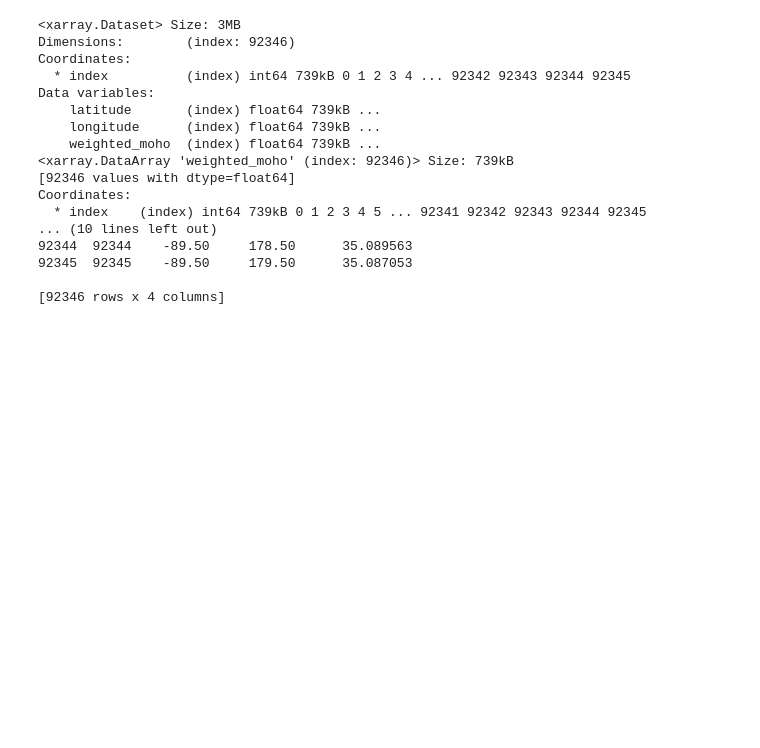
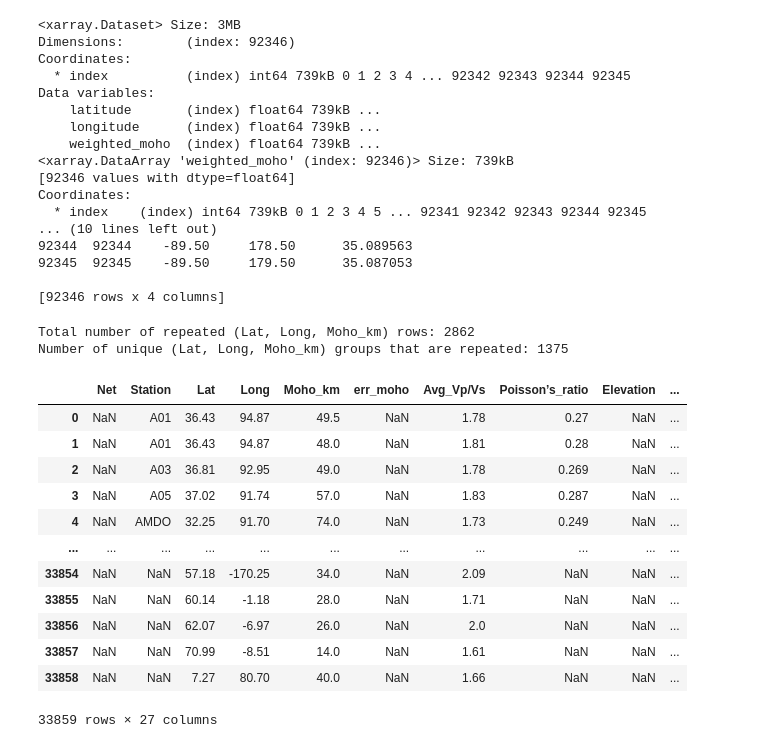
Before and after one commit to AmitavaDutta/Global_moho_compilation, a Jupyter notebook: dup_check.ipynb, the cells around one changed output. Cells and saved outputs as stored; diff of their text form; code cells hidden in the pictures; blank space fills up the shorter version.

```diff
--- a/dup_check.ipynb
+++ b/dup_check.ipynb
@@ -117,3 +117,54 @@ Coordinates:
 92345  92345    -89.50     179.50      35.087053
 
 [92346 rows x 4 columns]
+# %%
+import pandas as pd
+
+path_to_data_file = r"\Amitava\Projects\Spline_Moho\Global_moho_compilation\Global_crust.csv" ## For windos OR use '\\' instead of '\'#data_eq_raw = pd.read_csv(path_to_data_file, comment='#', sep=r'\s+')
+
+data_eq_raw = pd.read_csv(path_to_data_file, comment='#') # data_eq_raw = pd.read_csv(path_to_data_file, comment='#', delimiter=',')  ## No delimeter is defaulted as comma
+# Convert Moho_km to numeric, forcing non-numeric values to NaN
+data_eq_raw["Moho_km"] = pd.to_numeric(data_eq_raw["Moho_km"], errors="coerce")
+
+# Drop rows with NaN values in Moho_km
+data_eq_all = data_eq_raw.dropna(subset=["Moho_km"]).reset_index(drop=True)
+
+# Filter data based on longitude and latitude
+data_eq_ind = data_eq_all[
+    (data_eq_all["Long"] >= 65) & (data_eq_all["Long"] <= 110) &
+    (data_eq_all["Lat"] >= 5) & (data_eq_all["Lat"] <= 45)
+].reset_index(drop=True)
+
+# Check for duplicate (Lat, Long, Moho_km) groups
+duplicate_mask = data_eq_all.duplicated(subset=["Lat", "Long", "Moho_km"], keep=False)
+
+# Count duplicate entries
+num_duplicates = duplicate_mask.sum()
+# Count unique groups that are duplicated
+num_repeated_groups = data_eq_all.loc[duplicate_mask, ["Lat", "Long", "Moho_km"]].drop_duplicates().shape[0]
+
+print(f"Total number of repeated (Lat, Long, Moho_km) rows: {num_duplicates}")
+print(f"Number of unique (Lat, Long, Moho_km) groups that are repeated: {num_repeated_groups}")
+
+# Keep only the first occurrence of each duplicate group
+data_eq = data_eq_all.drop_duplicates(subset=["Lat", "Long", "Moho_km"], keep="first").reset_index(drop=True)
+
+# Display the final DataFrame
+eq_info = data_eq
+data_eq
+# %% [output]
+Total number of repeated (Lat, Long, Moho_km) rows: 2862
+Number of unique (Lat, Long, Moho_km) groups that are repeated: 1375
+|  | Net | Station | Lat | Long | Moho_km | err_moho | Avg_Vp/Vs | Poisson’s_ratio | Elevation | ... |
+| 0 | NaN | A01 | 36.43 | 94.87 | 49.5 | NaN | 1.78 | 0.27 | NaN | ... |
+| 1 | NaN | A01 | 36.43 | 94.87 | 48.0 | NaN | 1.81 | 0.28 | NaN | ... |
+| 2 | NaN | A03 | 36.81 | 92.95 | 49.0 | NaN | 1.78 | 0.269 | NaN | ... |
+| 3 | NaN | A05 | 37.02 | 91.74 | 57.0 | NaN | 1.83 | 0.287 | NaN | ... |
+| 4 | NaN | AMDO | 32.25 | 91.70 | 74.0 | NaN | 1.73 | 0.249 | NaN | ... |
+| ... | ... | ... | ... | ... | ... | ... | ... | ... | ... | ... |
+| 33854 | NaN | NaN | 57.18 | -170.25 | 34.0 | NaN | 2.09 | NaN | NaN | ... |
+| 33855 | NaN | NaN | 60.14 | -1.18 | 28.0 | NaN | 1.71 | NaN | NaN | ... |
+| 33856 | NaN | NaN | 62.07 | -6.97 | 26.0 | NaN | 2.0 | NaN | NaN | ... |
+| 33857 | NaN | NaN | 70.99 | -8.51 | 14.0 | NaN | 1.61 | NaN | NaN | ... |
+| 33858 | NaN | NaN | 7.27 | 80.70 | 40.0 | NaN | 1.66 | NaN | NaN | ... |
+33859 rows × 27 columns
```
Also changed, not shown: parts of 5 cells of this notebook, 18 other files.
